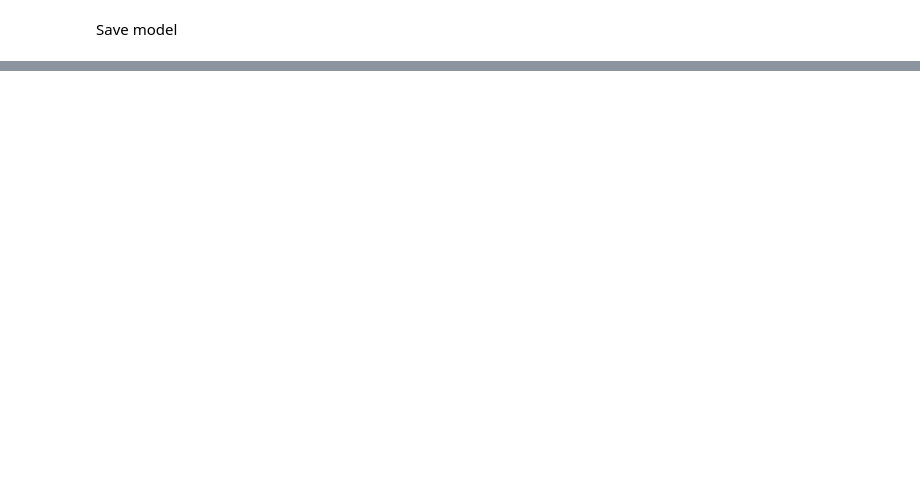
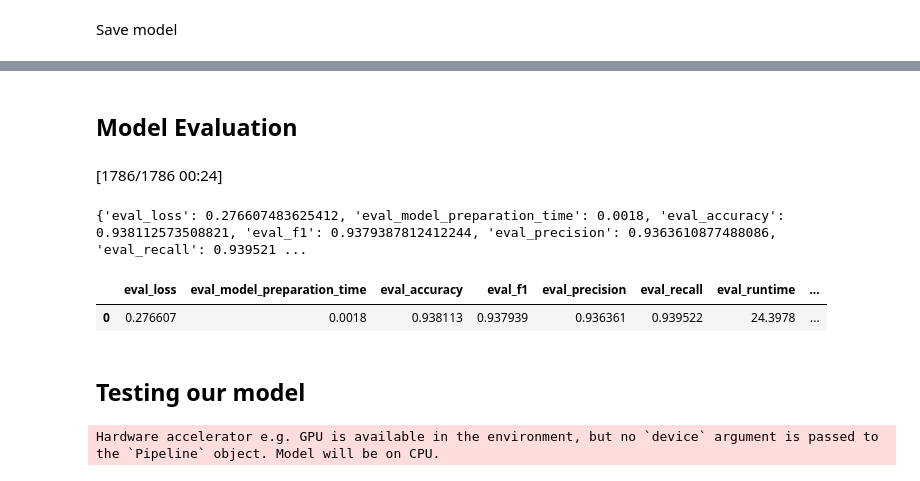
Before and after one commit to Ardavaa/bert-large-depression-classification-model, a Jupyter notebook: main.ipynb, the cells around one changed output, grey strips where cells are left out. Cells and saved outputs as stored; diff of their text form; code cells hidden in the pictures; blank space fills up the shorter version.

Commit message:
added the successfully trained model

```diff
--- a/main.ipynb
+++ b/main.ipynb
@@ -507,0 +346,43 @@ tokenizer.save_pretrained("depression_bert_model")
+# %% [markdown]
+## Model Evaluation
+# %%
+from sklearn.metrics import accuracy_score, precision_recall_fscore_support
+
+def compute_metrics(p):
+    preds = p.predictions.argmax(-1)
+    precision, recall, f1, _ = precision_recall_fscore_support(p.label_ids, preds, average='binary')
+    acc = accuracy_score(p.label_ids, preds)
+    return {
+        'accuracy': acc,
+        'f1': f1,
+        'precision': precision,
+        'recall': recall
+    }
+
+trainer = Trainer(
+    model=model,
+    args=training_args,
+    train_dataset=train_dataset,
+    eval_dataset=test_dataset,
+    compute_metrics=compute_metrics
+)
+
+evaluation_results = trainer.evaluate()
+print(evaluation_results)
+# %% [output]
+[1786/1786 00:24]
+{'eval_loss': 0.276607483625412, 'eval_model_preparation_time': 0.0018, 'eval_accuracy': 0.938112573508821, 'eval_f1': 0.9379387812412244, 'eval_precision': 0.9363610877488086, 'eval_recall': 0.939521 ...
+# %%
+evaluation_df = pd.DataFrame([evaluation_results])
+evaluation_df
+# %% [output]
+|  | eval_loss | eval_model_preparation_time | eval_accuracy | eval_f1 | eval_precision | eval_recall | eval_runtime | ... |
+| 0 | 0.276607 | 0.0018 | 0.938113 | 0.937939 | 0.936361 | 0.939522 | 24.3978 | ... |
+# %% [markdown]
+## Testing our model
+# %%
+from transformers import pipeline
+
+classifier = pipeline('text-classification', model='ardavey/bert-large-depression-classification-model')
+# %% [output]
+Hardware accelerator e.g. GPU is available in the environment, but no `device` argument is passed to the `Pipeline` object. Model will be on CPU.
```
Also changed, not shown: parts of 10 cells of this notebook.
